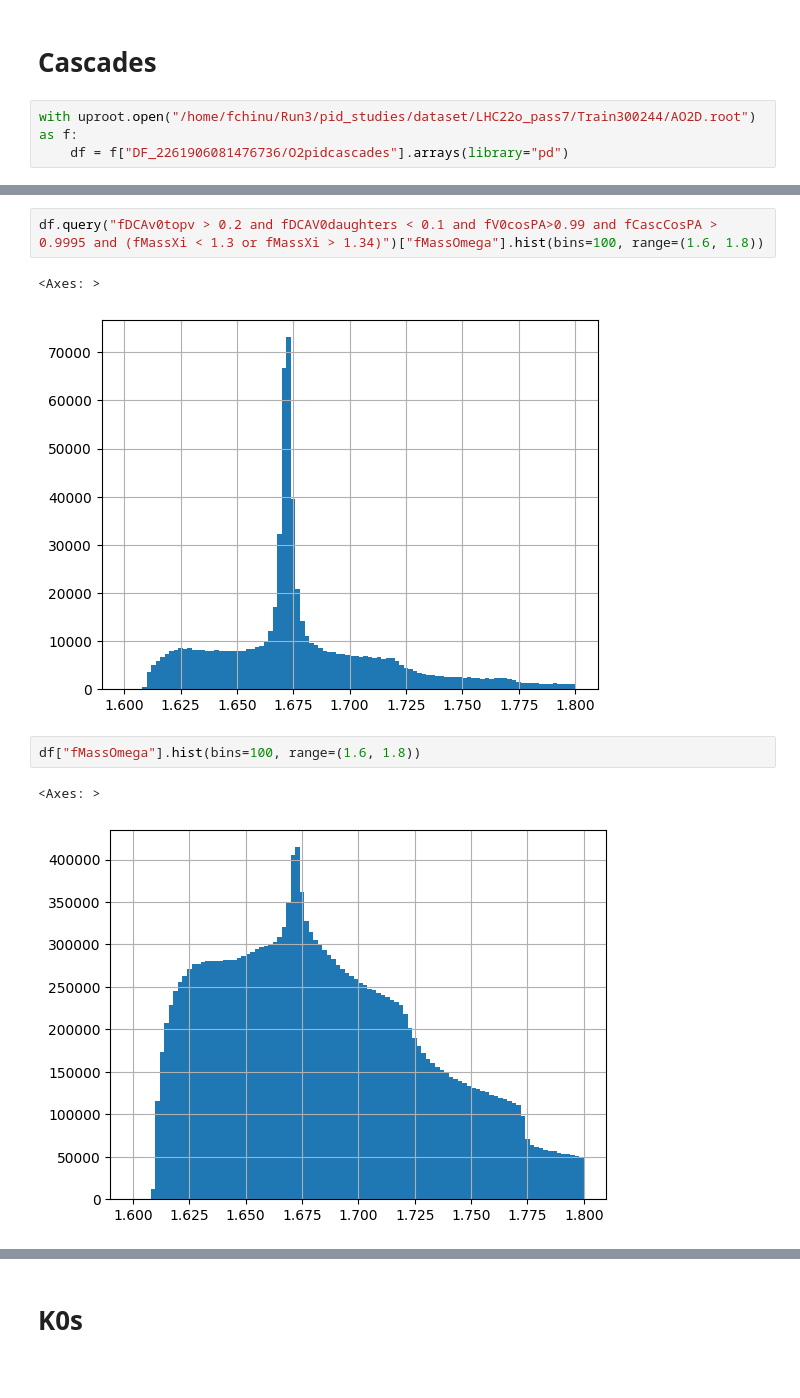
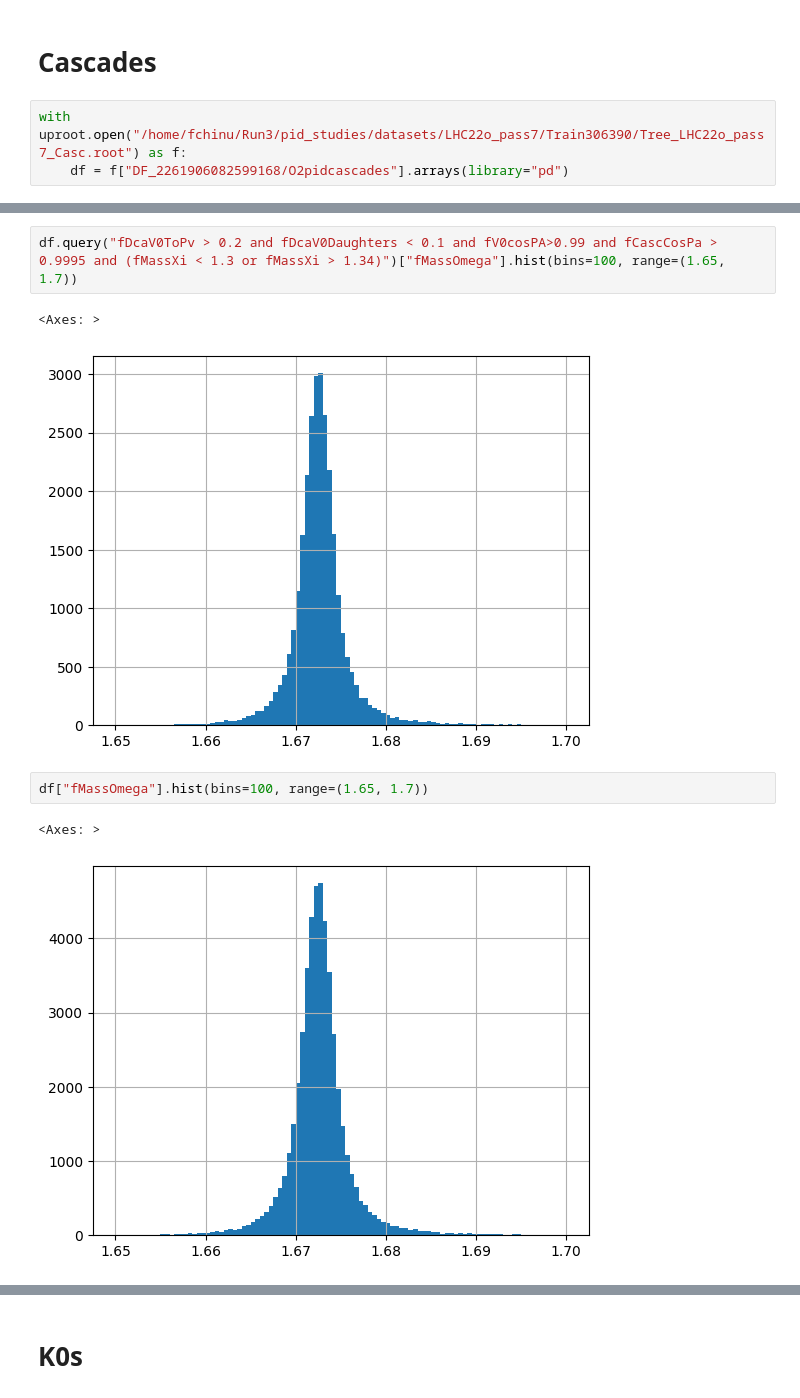
Before and after one commit to TorinoHF/hf_pid_studies, a Jupyter notebook: analysis/selections_playground.ipynb, the cells around one changed output, grey strips where cells are left out. Saved outputs shown, nothing was run; the diff lists cells and outputs as text.

```diff
--- a/analysis/selections_playground.ipynb
+++ b/analysis/selections_playground.ipynb
@@ -4,8 +4,8 @@ import matplotlib.pyplot as plt
 # %% [markdown]
 # Cascades
 # %%
-with uproot.open("/home/fchinu/Run3/pid_studies/dataset/LHC22o_pass7/Train300244/AO2D.root") as f:
-    df = f["DF_2261906081476736/O2pidcascades"].arrays(library="pd")
+with uproot.open("/home/fchinu/Run3/pid_studies/datasets/LHC22o_pass7/Train306390/Tree_LHC22o_pass7_Casc.root") as f:
+    df = f["DF_2261906082599168/O2pidcascades"].arrays(library="pd")
 # %%
 df.columns
 # %% [output]
@@ -42,10 +47,10 @@ df["fDCAv0topv"].hist(bins=100, range=(0, 1))
 # %%
-df.query("fDCAv0topv > 0.2 and fDCAV0daughters < 0.1 and fV0cosPA>0.99 and fCascCosPA > 0.9995 and (fMassXi < 1.3 or fMassXi > 1.34)")["fMassOmega"].hist(bins=100, range=(1.6, 1.8))
+df.query("fDcaV0ToPv > 0.2 and fDcaV0Daughters < 0.1 and fV0cosPA>0.99 and fCascCosPa > 0.9995 and (fMassXi < 1.3 or fMassXi > 1.34)")["fMassOmega"].hist(bins=100, range=(1.65, 1.7))
 # %% [output]
 <Axes: >
-[figure, old version]
+[figure, new version]
 # %%
-df["fMassOmega"].hist(bins=100, range=(1.6, 1.8))
+df["fMassOmega"].hist(bins=100, range=(1.65, 1.7))
 # %% [output]
 <Axes: >
-[figure, old version]
+[figure, new version]
```
Also changed, not shown: parts of 11 cells of this notebook, 4 other files.
